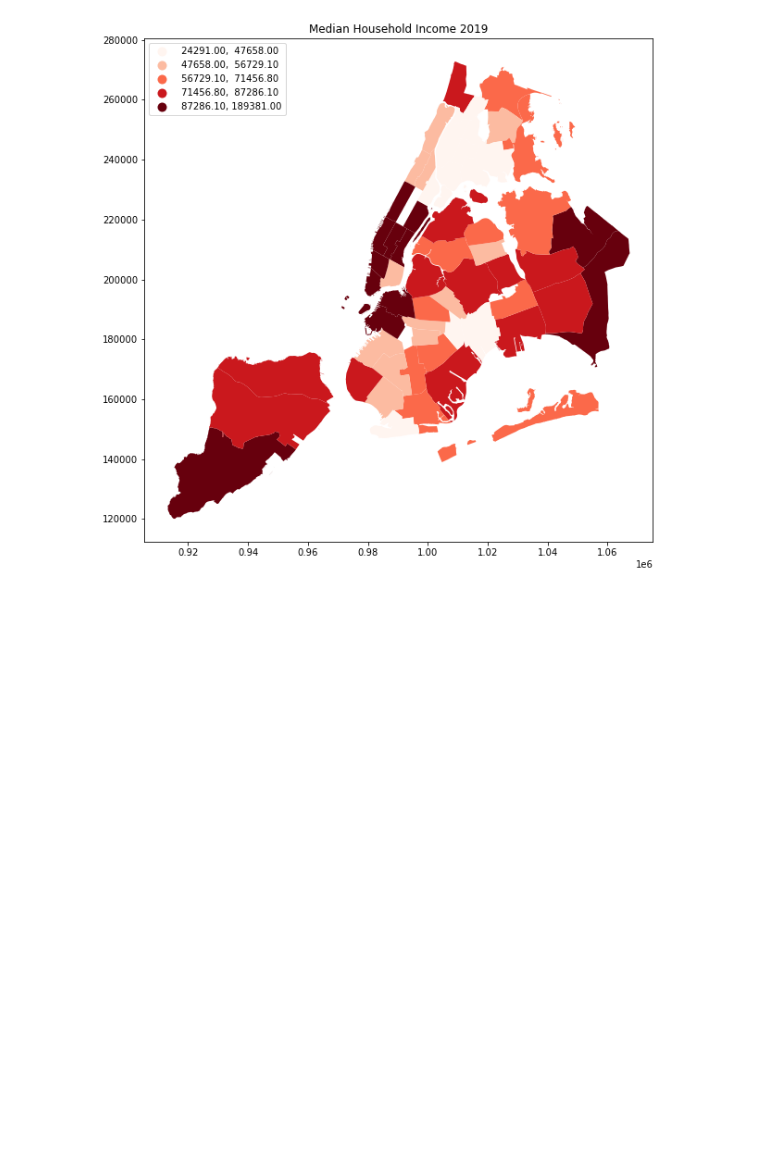
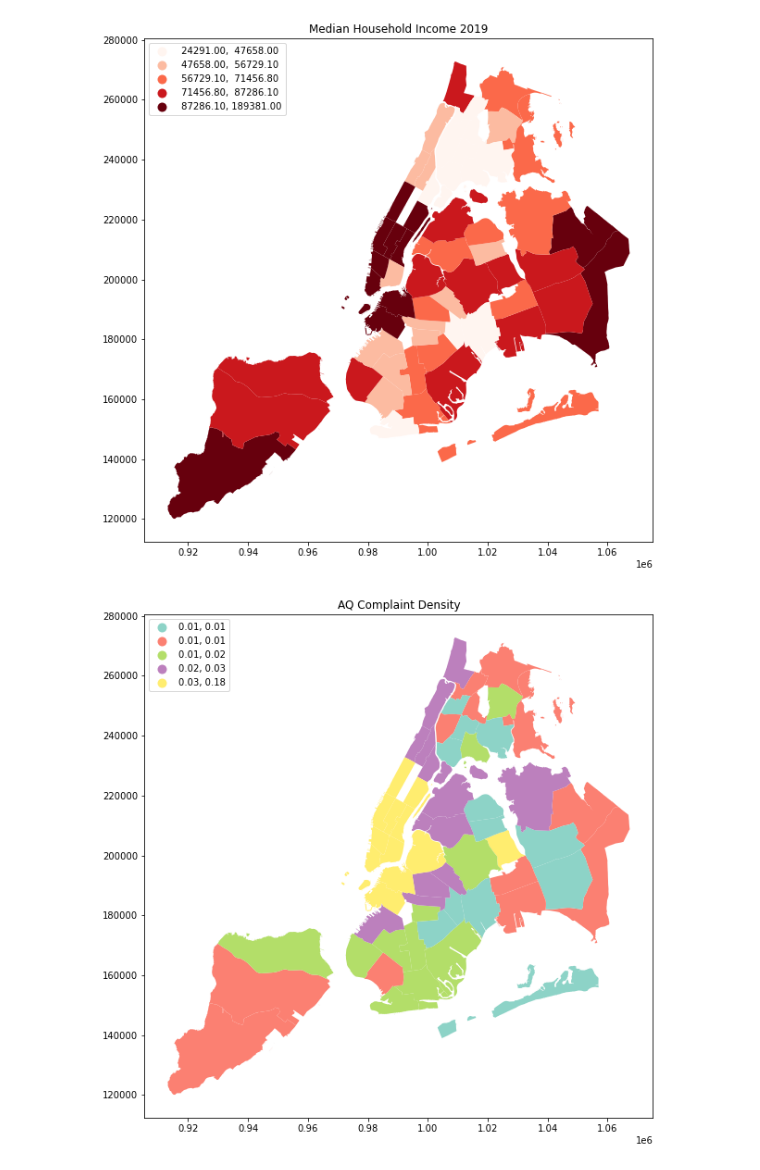
Before and after one commit to amaqals/CUSP2021ADS-Team, a Jupyter notebook: AirQuality.ipynb, the cells around one changed output. Cells and saved outputs as stored; diff of their text form; code cells hidden in the pictures; blank space fills up the shorter version.

Commit message:
AQ Complaint Density & Population Density

```diff
--- a/AirQuality.ipynb
+++ b/AirQuality.ipynb
@@ -360,7 +349,8 @@ Index(['UniqueID', 'IndicatorID', 'Name', 'Measure', 'MeasureInfo',
       dtype='object')
 # %%
 # df_no2
-AQ_311_census_cd = AQ_311_census[['MedHHIncome_19','GeoJoinID']].merge(cd,left_on='GeoJoinID',right_on='BoroCD',how='left')
+AQ_311_census_cd = AQ_311_census[['MedHHIncome_19','GeoJoinID','Population_19']].\
+                    merge(cd,left_on='GeoJoinID',right_on='BoroCD',how='left')
 AQ_311_census_cd = GeoDataFrame(AQ_311_census_cd) # convert to geodataframe
 # %%
 AQ_311_census_cd = AQ_311_census_cd.drop_duplicates()
@@ -378,3 +368,22 @@ ax.set_title('Median Household Income 2019')
 plt.show()
 # %% [output]
 [figure]
+# %%
+AQ_311_census_cd = AQ_311_census_cd.merge(pd.DataFrame(AQ_311_census.groupby('GeoJoinID')['Total AQ Complaints'].\
+                                                       sum()),on='GeoJoinID')
+# %%
+AQ_311_census_cd['AQ Complaint Density'] = AQ_311_census_cd['Total AQ Complaints']/AQ_311_census_cd['Population_19']
+# %%
+fig = plt.figure(figsize=(10,10))
+ax = fig.add_subplot(111)
+
+color = 'Set3'
+#color = 'RdYlGn'
+AQ_311_census_cd.plot(ax=ax,column='AQ Complaint Density', k=5, scheme='Quantiles', cmap = color, legend=True,
+              legend_kwds={'loc': 'upper left'})
+
+ax.set_title('AQ Complaint Density')
+
+plt.show()
+# %% [output]
+[figure, added]
```
Also changed, not shown: parts of 7 cells of this notebook.
